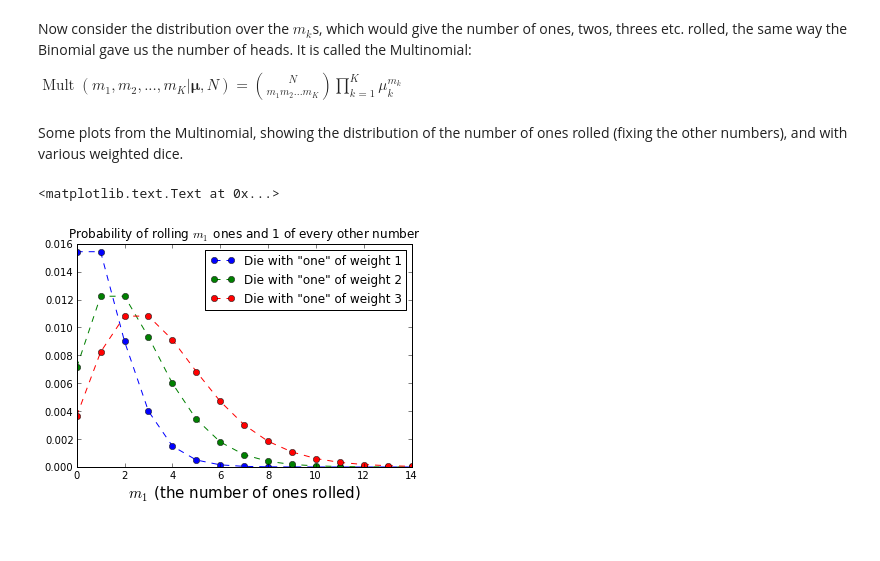
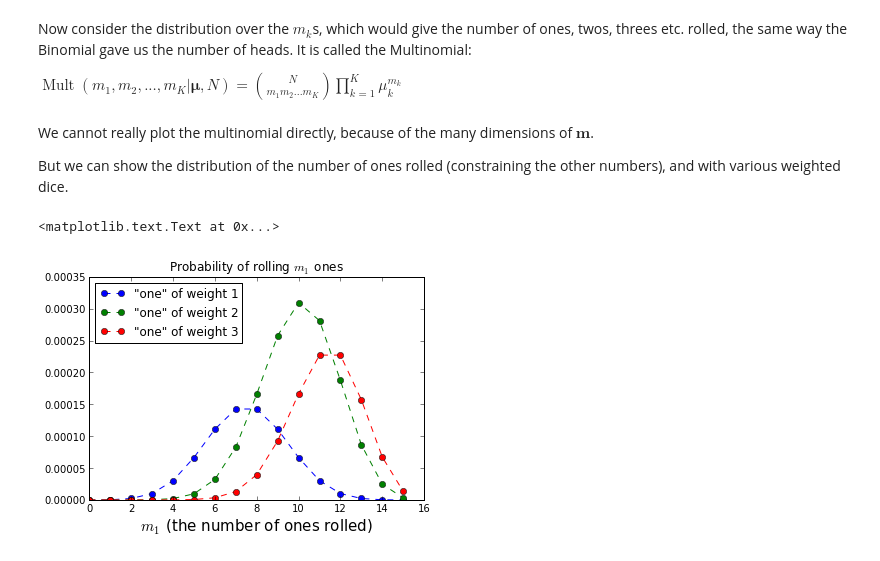
Before and after one commit to jamt9000/prml, a Jupyter notebook: 2.2-multinomial-variables.ipynb, the cells around one changed output. Cells and saved outputs as stored; diff of their text form; code cells hidden in the pictures.

Commit message:
Multinomial: Die example and better graphs

```diff
--- a/2.2-multinomial-variables.ipynb
+++ b/2.2-multinomial-variables.ipynb
@@ -143,7 +168,7 @@ $\operatorname{Mult}(m_1,m_2,...,m_K|\boldsymbol{\mu},N) = \binom{N}{m_1 m_2 ...
 # %%
 from scipy.misc import factorial
 
-def Mult(ms, mu):
+def multinomialpmf(ms, mu):
     # ms: the number of observations of each state
     ms = array(ms, float)
     # We normalise our weights mu, so the input can be unnormalised
@@ -153,20 +178,26 @@ def Mult(ms, mu):
     norm = factorial(N)/prod(factorial(ms))
     return norm * prod(mu**ms)
 # %% [markdown]
-Some plots from the Multinomial, showing the distribution of the number of ones rolled (fixing the other numbers), and with various weighted dice.
+We cannot really plot the multinomial directly, because of the many dimensions of $\boldsymbol{m}$.
+
+But we can show the distribution of the number of ones rolled (constraining the other numbers), and with various weighted dice.
 # %%
-m1s = arange(15)
+n = 15 # max number of ones
+m1s = arange(n+1)
+N = 35
 
 for w1 in [1,2,3]:
     probs = []
     for m1 in m1s:
-        probs.append(Mult([m1,1,1,1,1,1],[w1,1,1,1,1,1]))
-    plot(m1s, probs, 'o--', label="Die with \"one\" of weight %s" % w1)
-
+        # constrain so always sums to N
+        ms = [m1,5,5,5,5,n-m1]
+        assert sum(ms) == N
+        probs.append(multinomialpmf(ms,[w1,1,1,1,1,1]))
+    plot(m1s, probs, 'o--', label='"one" of weight %s' % w1)
 
 xlabel("$m_1$ (the number of ones rolled)", size=15)
-legend(loc=0)
-title("Probability of rolling $m_1$ ones and 1 of every other number")
+legend(loc='upper left')
+title("Probability of rolling $m_1$ ones")
 # %% [output]
 <matplotlib.text.Text at 0x...>
-[figure, old version]
+[figure, new version]
```
Also changed, not shown: parts of 23 cells of this notebook, 1 other file.
